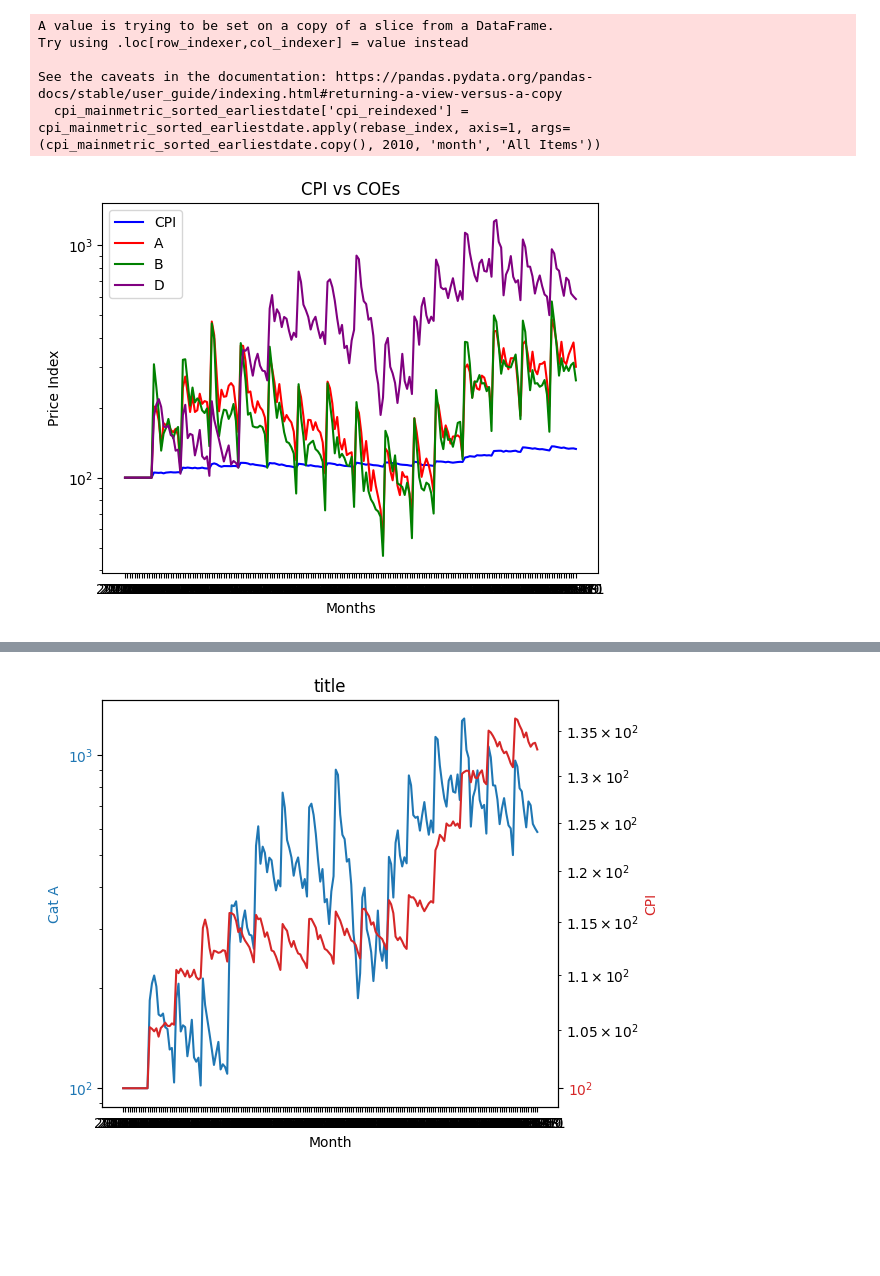
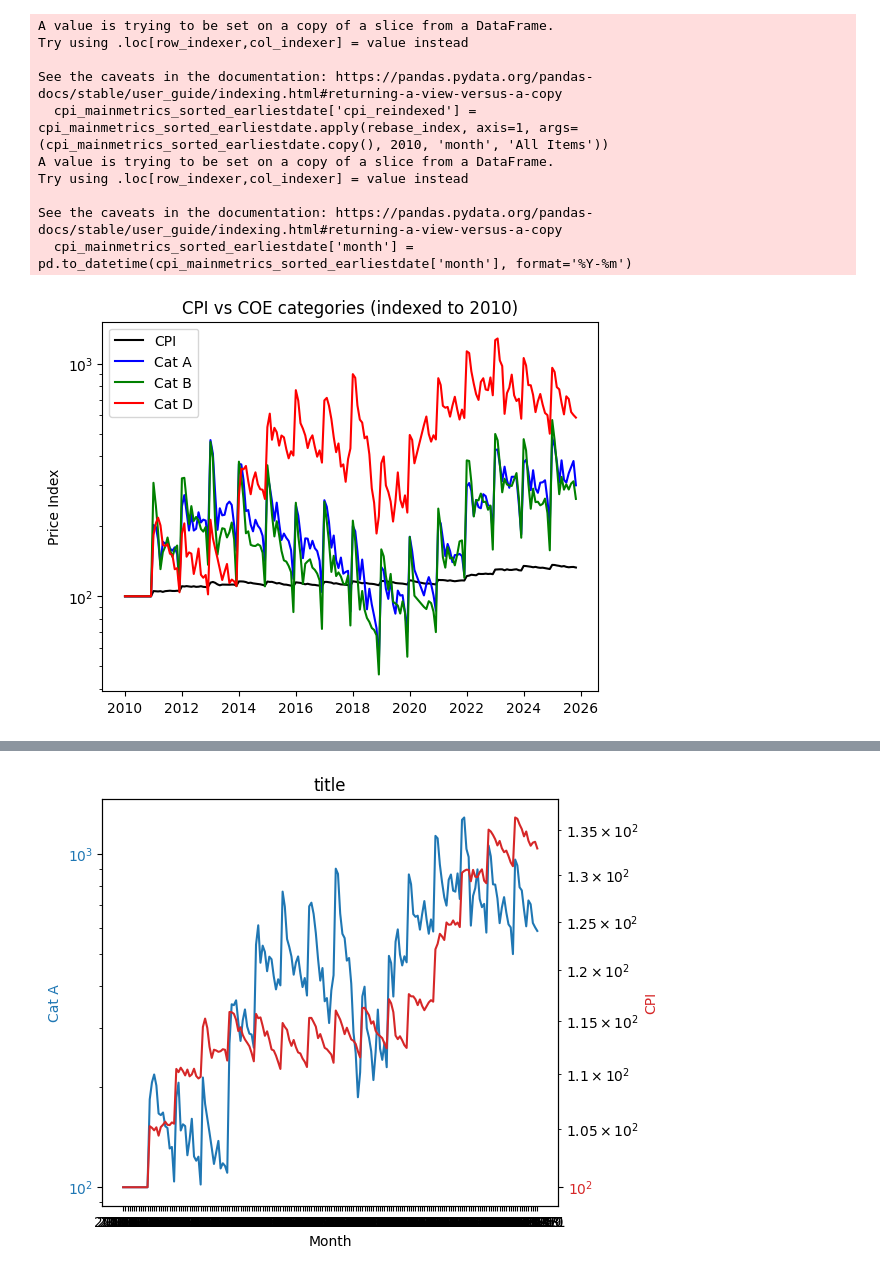
Before and after one commit to RaphaelTeo/coe-stat-analysis, a Jupyter notebook: main.ipynb, the cells around one changed output, grey strips where cells are left out. Drawn from its saved outputs; the diff is of its cells as text; code cells hidden in the pictures; blank space fills up the shorter version.

```diff
--- a/main.ipynb
+++ b/main.ipynb
@@ -108,6 +139,6 @@ def get_common_dates(df_list, date_col_name):
 # %%
 # CPI dataset
-df_cpi = basicprep_cpi(cpi)
+df_cpi = basicprep_cpi(cpi, 5, 4)
 
 # COE dataset
 df_coe = basicprep_coe(coe)
@@ -127,18 +158,26 @@ A value is trying to be set on a copy of a slice from a DataFrame.
 Try using .loc[row_indexer,col_indexer] = value instead
 
 See the caveats in the documentation: https://pandas.pydata.org/pandas-docs/stable/user_guide/indexing.html#returning-a-view-versus-a-copy
-  cpi_mainmetric_sorted_earliestdate['cpi_reindexed'] = cpi_mainmetric_sorted_earliestdate.apply(rebase_index, axis=1, args=(cpi_mainmetric_sorted_earliestdate.copy(), 2010, 'month', 'All Items'))
+  cpi_mainmetrics_sorted_earliestdate['cpi_reindexed'] = cpi_mainmetrics_sorted_earliestdate.apply(rebase_index, axis=1, args=(cpi_mainmetrics_sorted_earliestdate.copy(), 2010, 'month', 'All Items'))
+A value is trying to be set on a copy of a slice from a DataFrame.
+Try using .loc[row_indexer,col_indexer] = value instead
+
+See the caveats in the documentation: https://pandas.pydata.org/pandas-docs/stable/user_guide/indexing.html#returning-a-view-versus-a-copy
+  cpi_mainmetrics_sorted_earliestdate['month'] = pd.to_datetime(cpi_mainmetrics_sorted_earliestdate['month'], format='%Y-%m')
 # %%
-plt.plot(df_cpi_trim['month'], df_cpi_trim['cpi_reindexed'], label='CPI', color='blue')
-plt.plot(df_cpi_trim['month'], df_coe_a_trim['coe_indexed'], label='A', color='red')
-plt.plot(df_cpi_trim['month'], df_coe_b_trim['coe_indexed'], label='B', color='green')
-plt.plot(df_cpi_trim['month'], df_coe_d_trim['coe_indexed'], label='D', color='purple')
+x = df_cpi_trim['month']
+plt.plot(x, df_cpi_trim['cpi_reindexed'], label='CPI', color='black')
+plt.plot(x, df_coe_a_trim['coe_indexed'], label='Cat A', color='blue')
+plt.plot(x, df_coe_b_trim['coe_indexed'], label='Cat B', color='green')
+plt.plot(x, df_coe_d_trim['coe_indexed'], label='Cat D', color='red')
 
-plt.xlabel('Months')
+plt.title('CPI vs COE categories (indexed to 2010)')
+#plt.xlabel('Months')
 plt.ylabel('Price Index')
-plt.title('CPI vs COEs')
 plt.yscale('log') # Set the y-axis to a logarithmic scale
 plt.legend()
+plt.tick_params(axis='x', labelrotation=0)
+
 plt.show()
 # %% [output]
-[figure, old version]
+[figure, new version]
```
Also changed, not shown: parts of 6 cells of this notebook, 1 other file.
